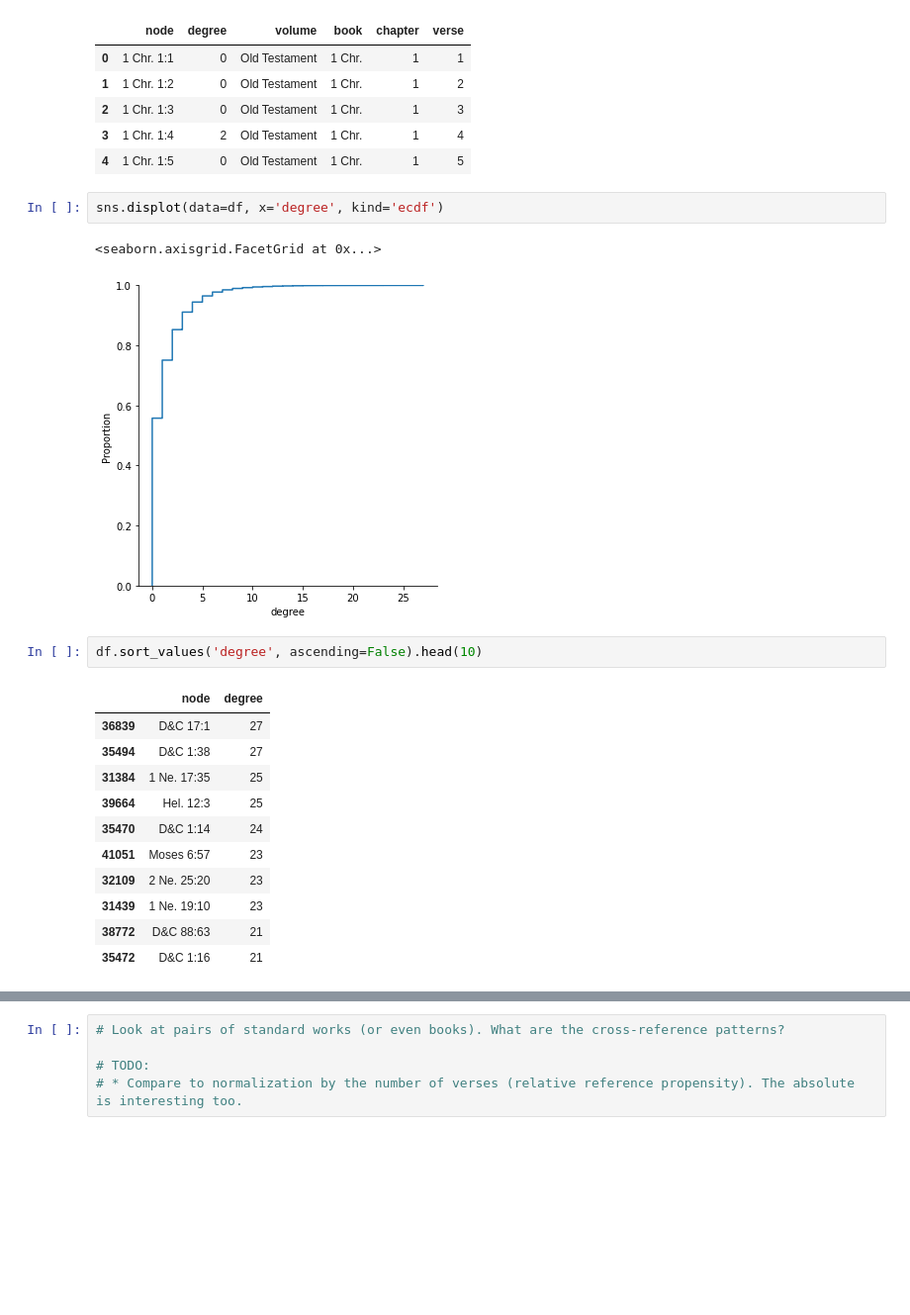
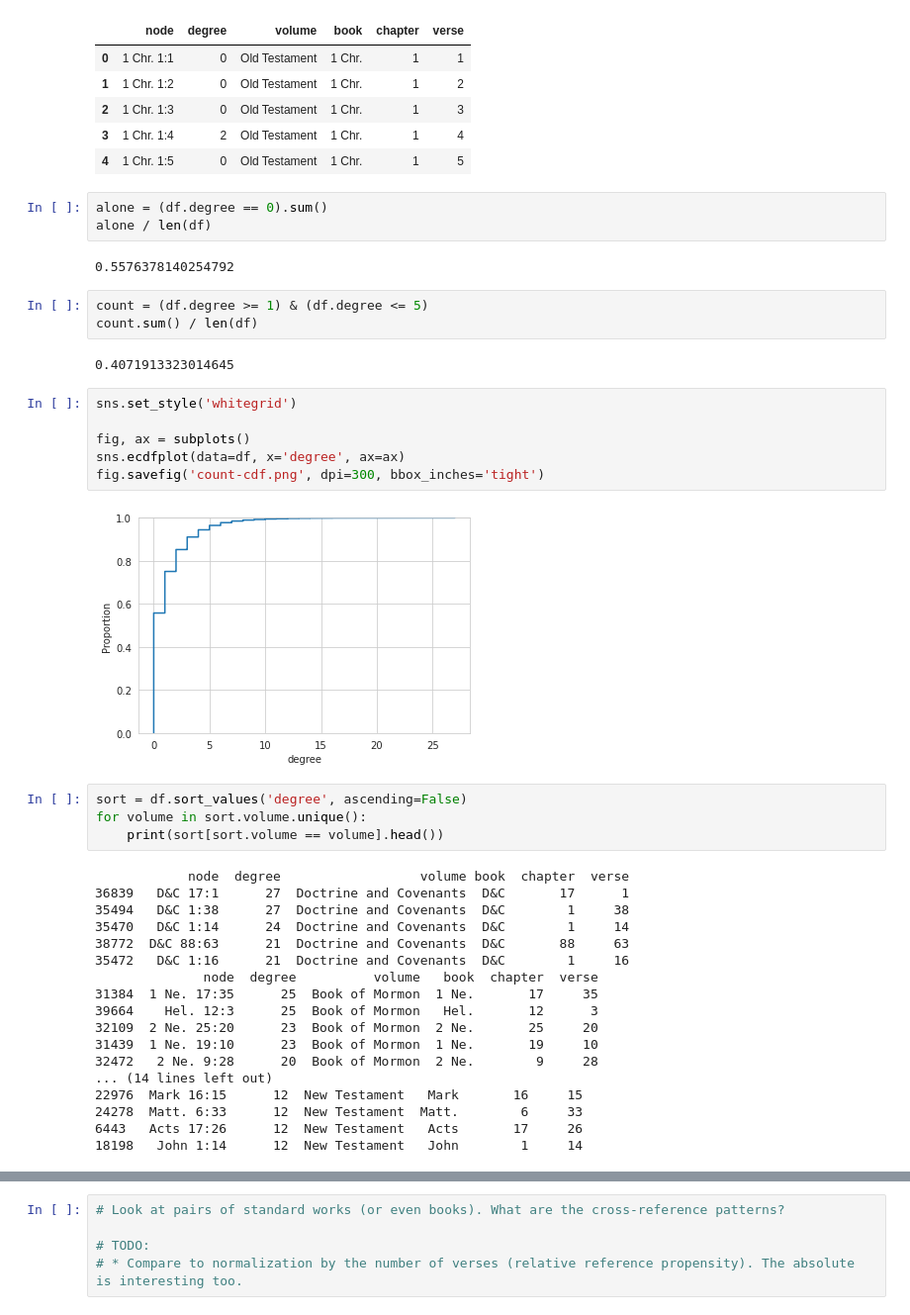
Before and after one commit to skearnes/scripture-graph, a Jupyter notebook: scripture_graph/ipynb/scratching-the-surface.ipynb, the cells around one changed output, grey strips where cells are left out. Shown at 99% size. Drawn from its saved outputs; the diff is of its cells as text; blank space fills up the shorter version.

```diff
--- a/scripture_graph/ipynb/scratching-the-surface.ipynb
+++ b/scripture_graph/ipynb/scratching-the-surface.ipynb
@@ -31,22 +50,43 @@ df.head()
 | 2 | 1 Chr. 1:3 | 0 | Old Testament | 1 Chr. | 1 | 3 |
 | 3 | 1 Chr. 1:4 | 2 | Old Testament | 1 Chr. | 1 | 4 |
 | 4 | 1 Chr. 1:5 | 0 | Old Testament | 1 Chr. | 1 | 5 |
-# %%
-sns.displot(data=df, x='degree', kind='ecdf')
-# %% [output]
-<seaborn.axisgrid.FacetGrid at 0x...>
-[figure, removed]
-# %%
-df.sort_values('degree', ascending=False).head(10)
-# %% [output]
-|  | node | degree |
-| 36839 | D&C 17:1 | 27 |
-| 35494 | D&C 1:38 | 27 |
-| 31384 | 1 Ne. 17:35 | 25 |
-| 39664 | Hel. 12:3 | 25 |
-| 35470 | D&C 1:14 | 24 |
-| 41051 | Moses 6:57 | 23 |
-| 32109 | 2 Ne. 25:20 | 23 |
-| 31439 | 1 Ne. 19:10 | 23 |
-| 38772 | D&C 88:63 | 21 |
-| 35472 | D&C 1:16 | 21 |
+# %%
+alone = (df.degree == 0).sum()
+alone / len(df)
+# %% [output]
+0.5576378140254792
+# %%
+count = (df.degree >= 1) & (df.degree <= 5)
+count.sum() / len(df)
+# %% [output]
+0.4071913323014645
+# %%
+sns.set_style('whitegrid')
+
+fig, ax = subplots()
+sns.ecdfplot(data=df, x='degree', ax=ax)
+fig.savefig('count-cdf.png', dpi=300, bbox_inches='tight')
+# %% [output]
+[figure, added]
+# %%
+sort = df.sort_values('degree', ascending=False)
+for volume in sort.volume.unique():
+    print(sort[sort.volume == volume].head())
+# %% [output]
+            node  degree                  volume book  chapter  verse
+36839   D&C 17:1      27  Doctrine and Covenants  D&C       17      1
+35494   D&C 1:38      27  Doctrine and Covenants  D&C        1     38
+35470   D&C 1:14      24  Doctrine and Covenants  D&C        1     14
+38772  D&C 88:63      21  Doctrine and Covenants  D&C       88     63
+35472   D&C 1:16      21  Doctrine and Covenants  D&C        1     16
+              node  degree          volume   book  chapter  verse
+31384  1 Ne. 17:35      25  Book of Mormon  1 Ne.       17     35
+39664    Hel. 12:3      25  Book of Mormon   Hel.       12      3
+32109  2 Ne. 25:20      23  Book of Mormon  2 Ne.       25     20
+31439  1 Ne. 19:10      23  Book of Mormon  1 Ne.       19     10
+32472   2 Ne. 9:28      20  Book of Mormon  2 Ne.        9     28
+... (14 lines left out)
+22976  Mark 16:15      12  New Testament   Mark       16     15
+24278  Matt. 6:33      12  New Testament  Matt.        6     33
+6443   Acts 17:26      12  New Testament   Acts       17     26
+18198   John 1:14      12  New Testament   John        1     14
```
Also changed, not shown: parts of 6 cells of this notebook.
